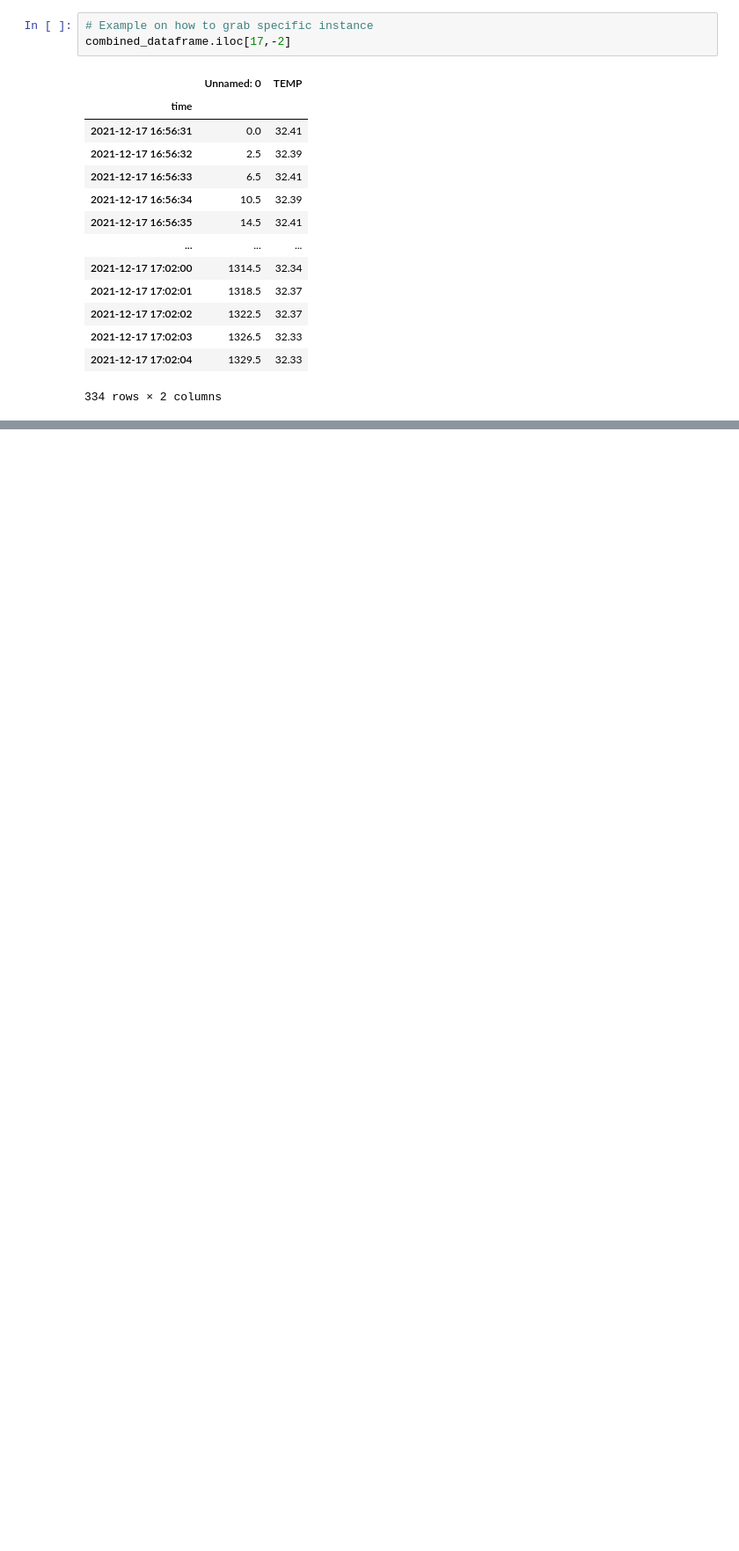
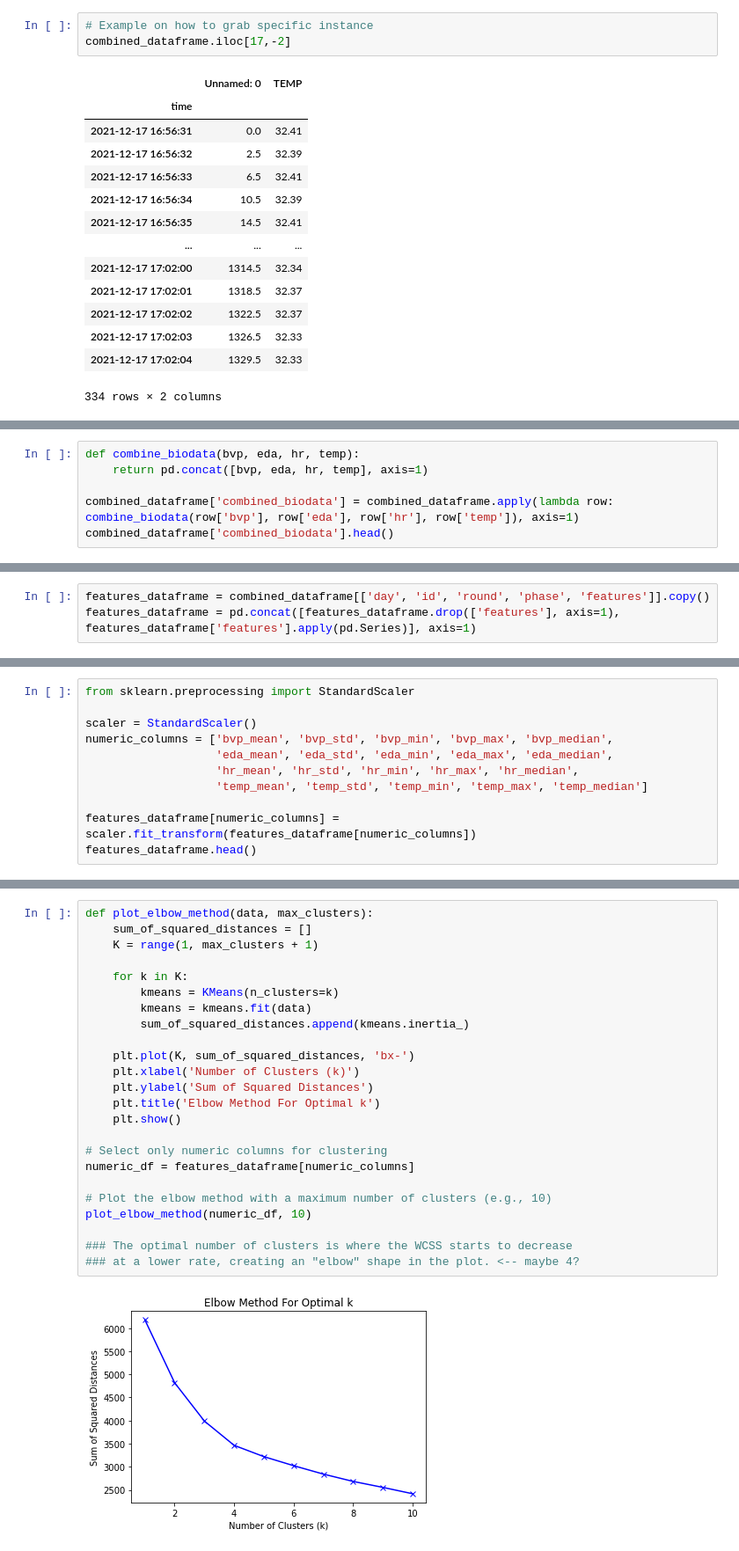
Before and after one commit to pierrehogenhaug/compDataAnProject, a Jupyter notebook: experiments3.ipynb, the cells around one changed output, grey strips where cells are left out. Shown at 88% size. Cells and saved outputs as stored; diff of their text form; blank space fills up the shorter version.

```diff
--- a/experiments3.ipynb
+++ b/experiments3.ipynb
@@ -277,0 +433,6 @@ print(summary_stats_df)
+# %%
+def combine_biodata(bvp, eda, hr, temp):
+    return pd.concat([bvp, eda, hr, temp], axis=1)
+
+combined_dataframe['combined_biodata'] = combined_dataframe.apply(lambda row: combine_biodata(row['bvp'], row['eda'], row['hr'], row['temp']), axis=1)
+combined_dataframe['combined_biodata'].head()
@@ -277,0 +517,3 @@ print(summary_stats_df)
+# %%
+features_dataframe = combined_dataframe[['day', 'id', 'round', 'phase', 'features']].copy()
+features_dataframe = pd.concat([features_dataframe.drop(['features'], axis=1), features_dataframe['features'].apply(pd.Series)], axis=1)
@@ -277,0 +538,11 @@ print(summary_stats_df)
+# %%
+from sklearn.preprocessing import StandardScaler
+
+scaler = StandardScaler()
+numeric_columns = ['bvp_mean', 'bvp_std', 'bvp_min', 'bvp_max', 'bvp_median',
+                   'eda_mean', 'eda_std', 'eda_min', 'eda_max', 'eda_median',
+                   'hr_mean', 'hr_std', 'hr_min', 'hr_max', 'hr_median',
+                   'temp_mean', 'temp_std', 'temp_min', 'temp_max', 'temp_median']
+
+features_dataframe[numeric_columns] = scaler.fit_transform(features_dataframe[numeric_columns])
+features_dataframe.head()
@@ -277,0 +561,26 @@ print(summary_stats_df)
+# %%
+def plot_elbow_method(data, max_clusters):
+    sum_of_squared_distances = []
+    K = range(1, max_clusters + 1)
+
+    for k in K:
+        kmeans = KMeans(n_clusters=k)
+        kmeans = kmeans.fit(data)
+        sum_of_squared_distances.append(kmeans.inertia_)
+
+    plt.plot(K, sum_of_squared_distances, 'bx-')
+    plt.xlabel('Number of Clusters (k)')
+    plt.ylabel('Sum of Squared Distances')
+    plt.title('Elbow Method For Optimal k')
+    plt.show()
+
+# Select only numeric columns for clustering
+numeric_df = features_dataframe[numeric_columns]
+
+# Plot the elbow method with a maximum number of clusters (e.g., 10)
+plot_elbow_method(numeric_df, 10)
+
+### The optimal number of clusters is where the WCSS starts to decrease
+### at a lower rate, creating an "elbow" shape in the plot. <-- maybe 4?
+# %% [output]
+[figure, added]
```
Also changed, not shown: parts of 42 cells of this notebook, 1 other file.
